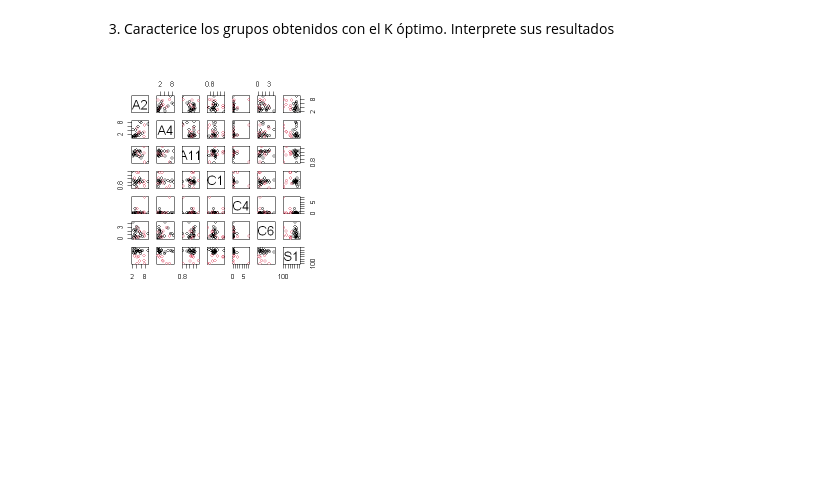
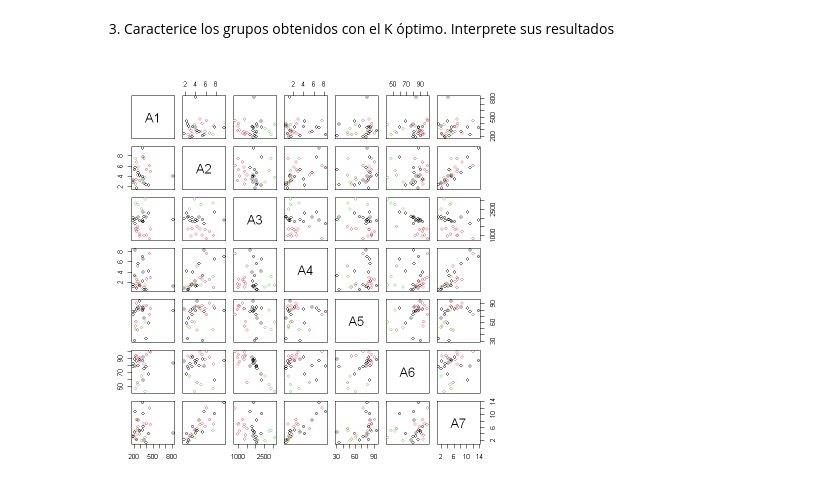
Before and after one commit to Nicol-Huaiquil/INFO257_PCA, a Jupyter notebook: Clustering/K-Means/Clustering_Notebook1.ipynb, the cells around one changed output. Drawn from its saved outputs; the diff is of its cells as text; code cells hidden in the pictures; blank space fills up the shorter version.

```diff
--- a/Clustering/K-Means/Clustering_Notebook1.ipynb
+++ b/Clustering/K-Means/Clustering_Notebook1.ipynb
@@ -200,7 +191,7 @@ Realice un análisis de clustering con un subconjunto de datos de datosComunas.c
 # Carga los datos
 datosC <- read.csv("datosComunas.csv", header=TRUE, sep=";", dec=",")
 datosF <- datosC[1:30,2:24]
-seleccionar_columnas <- c(2,4,11,15,18,20,21)
+seleccionar_columnas <- c(1,2,3,4,5,6,7)
 #datosFinales <- as.data.frame(s)
 df_seleccionado <- datosF[, seleccionar_columnas]
 df_seleccionado
@@ -288,11 +279,11 @@ fviz_nbclust(df, kmeans, method = "wss")
 3. Caracterice los grupos obtenidos con el K óptimo. Interprete sus resultados
 # %%
 
-k0 = 2
+k0 = 3
 
 cl <- kmeans(df, k0, iter.max=1000, nstart=10)
 
 
 pairs(df, col=cl$cluster)
 # %% [output]
-[figure, old version]
+[figure, new version]
```
Also changed, not shown: parts of 10 cells of this notebook.
